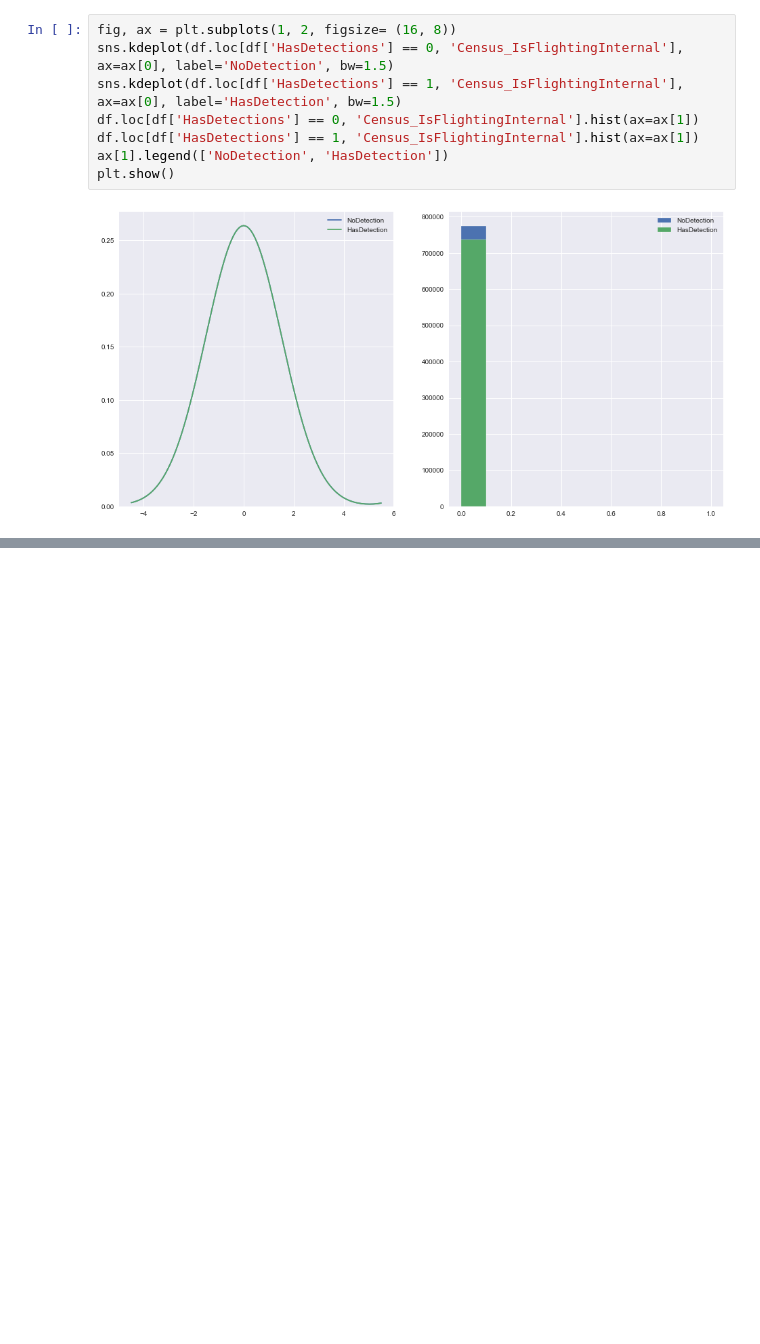
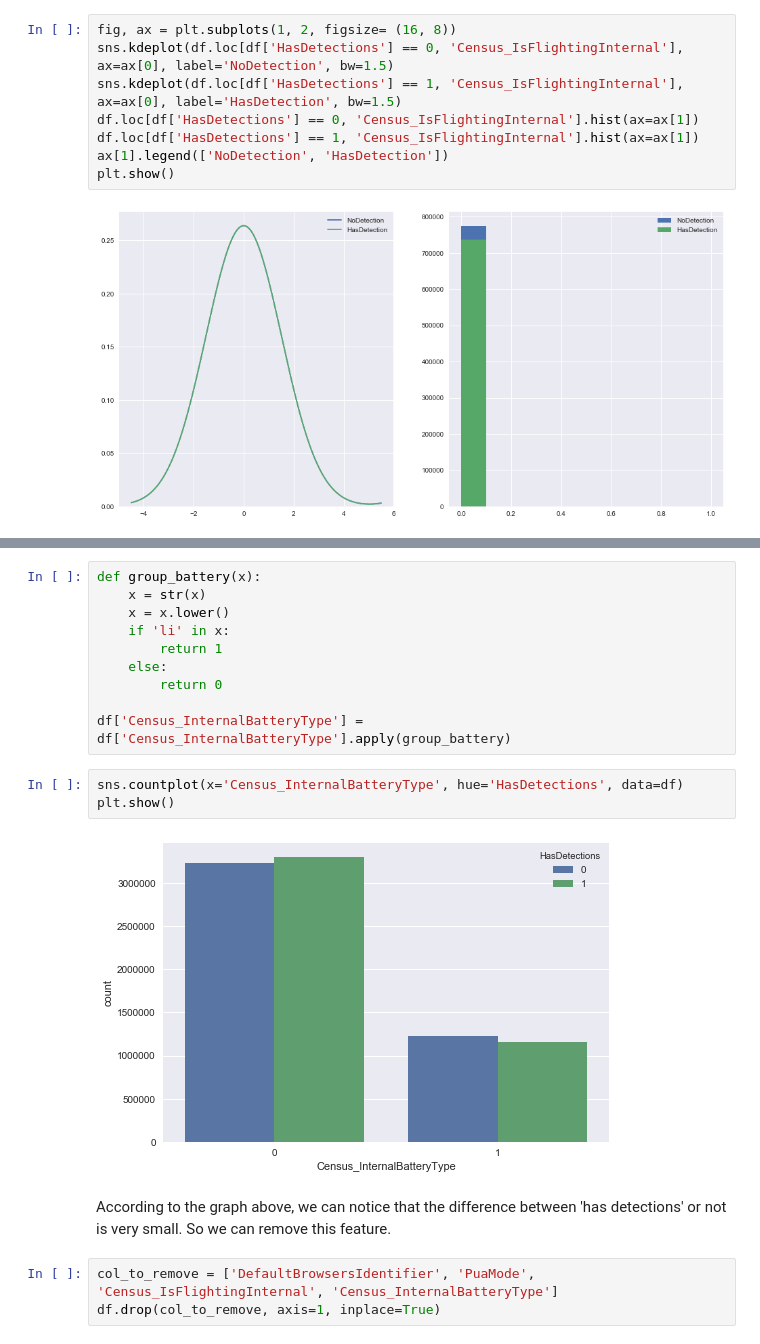
Before and after one commit to jacquelineguo/DS_Capstone_2, a Jupyter notebook: Capstone_Project_Microsoft_Malware_Prediction.ipynb, the cells around one changed output, grey strips where cells are left out. Saved outputs shown, nothing was run; the diff lists cells and outputs as text; blank space fills up the shorter version.

```diff
--- a/Capstone_Project_Microsoft_Malware_Prediction.ipynb
+++ b/Capstone_Project_Microsoft_Malware_Prediction.ipynb
@@ -168,0 +183,20 @@ plt.show()
+# %%
+def group_battery(x):
+    x = str(x)
+    x = x.lower()
+    if 'li' in x:
+        return 1
+    else:
+        return 0
+
+df['Census_InternalBatteryType'] = df['Census_InternalBatteryType'].apply(group_battery)
+# %%
+sns.countplot(x='Census_InternalBatteryType', hue='HasDetections', data=df)
+plt.show()
+# %% [output]
+[figure, added]
+# %% [markdown]
+According to the graph above, we can notice that the difference between 'has detections' or not is very small. So we can remove this feature.
+# %%
+col_to_remove = ['DefaultBrowsersIdentifier', 'PuaMode', 'Census_IsFlightingInternal', 'Census_InternalBatteryType']
+df.drop(col_to_remove, axis=1, inplace=True)
```
Also changed, not shown: parts of 23 cells of this notebook.
